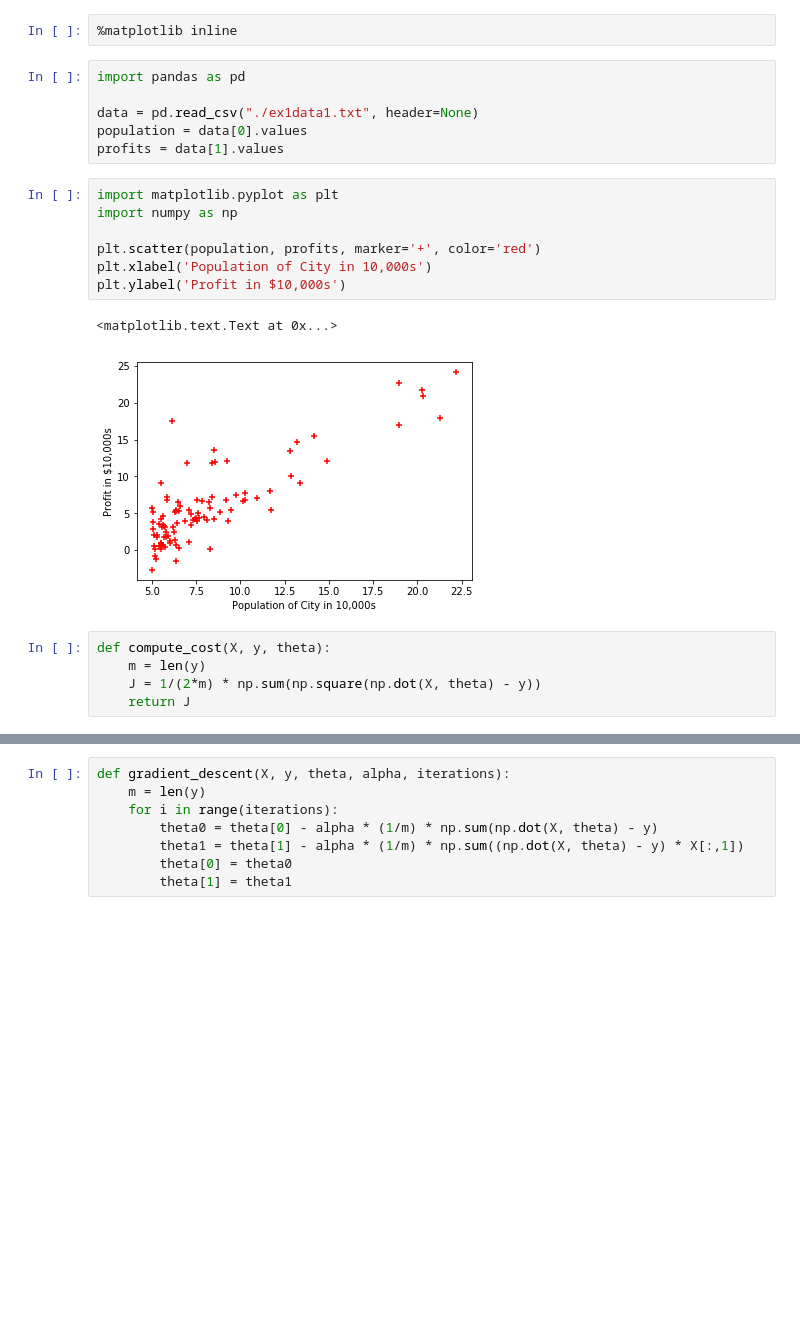
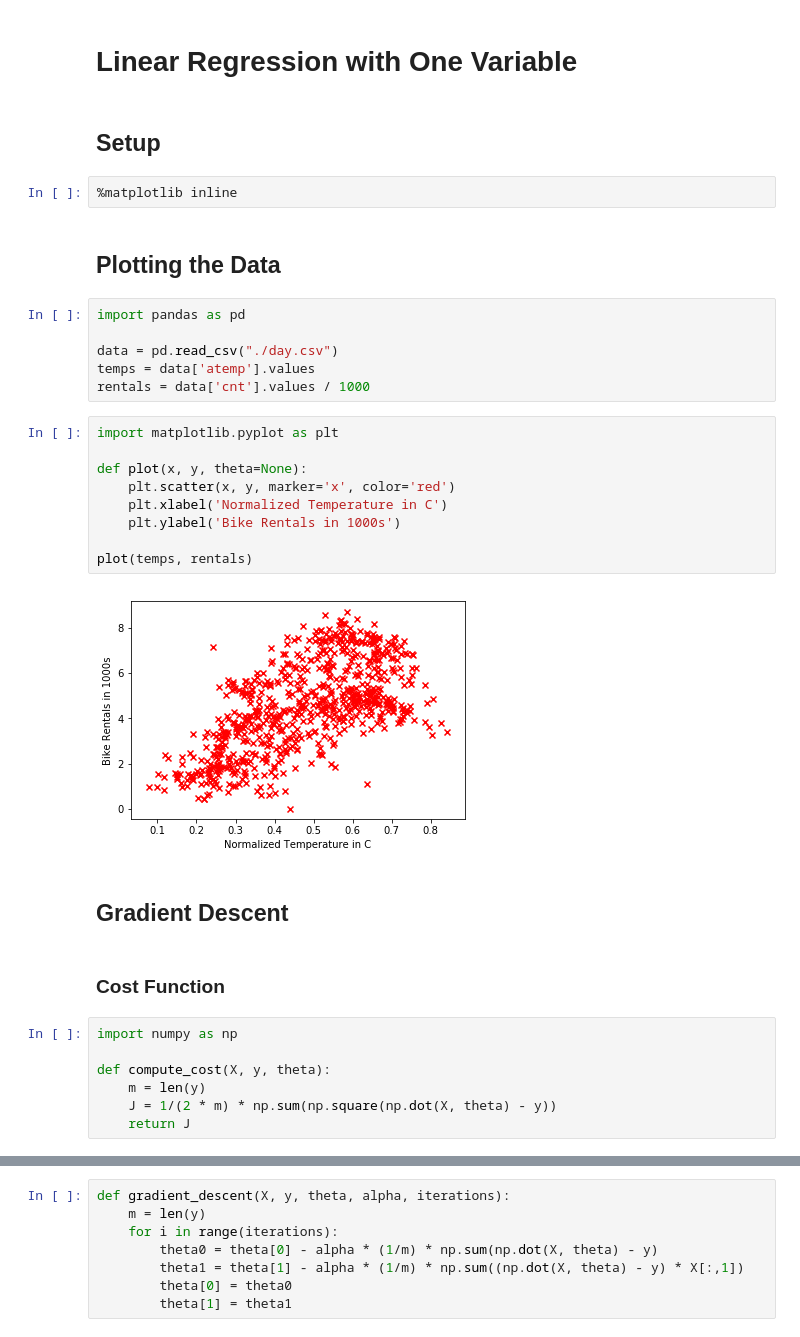
Before and after one commit to crsmithdev/notebooks, a Jupyter notebook: machine-learning-ex1/Machine Learning Ex 1.ipynb, the cells around one changed output, grey strips where cells are left out. Drawn from its saved outputs; the diff is of its cells as text; blank space fills up the shorter version.

Commit message:
scaling, multivar, normalized

```diff
--- a/machine-learning-ex1/Machine Learning Ex 1.ipynb
+++ b/machine-learning-ex1/Machine Learning Ex 1.ipynb
@@ -1,25 +1,38 @@
+# %% [markdown]
+# Linear Regression with One Variable
+# %% [markdown]
+## Setup
 # %%
 %matplotlib inline
+# %% [markdown]
+## Plotting the Data
 # %%
 import pandas as pd
 
-data = pd.read_csv("./ex1data1.txt", header=None)
-population = data[0].values
-profits = data[1].values
+data = pd.read_csv("./day.csv")
+temps = data['atemp'].values
+rentals = data['cnt'].values / 1000
 # %%
 import matplotlib.pyplot as plt
-import numpy as np
 
-plt.scatter(population, profits, marker='+', color='red')
-plt.xlabel('Population of City in 10,000s')
-plt.ylabel('Profit in $10,000s')
+def plot(x, y, theta=None):
+    plt.scatter(x, y, marker='x', color='red')
+    plt.xlabel('Normalized Temperature in C')
+    plt.ylabel('Bike Rentals in 1000s')
+
+plot(temps, rentals)
 # %% [output]
-<matplotlib.text.Text at 0x...>
-[figure, old version]
+[figure, new version]
+# %% [markdown]
+## Gradient Descent
+# %% [markdown]
+### Cost Function
 # %%
+import numpy as np
+
 def compute_cost(X, y, theta):
     m = len(y)
-    J = 1/(2*m) * np.sum(np.square(np.dot(X, theta) - y))
+    J = 1/(2 * m) * np.sum(np.square(np.dot(X, theta) - y))
     return J
 # %%
 theta = np.zeros(2)
```
Also changed, not shown: parts of 11 cells of this notebook, 3 other files.
